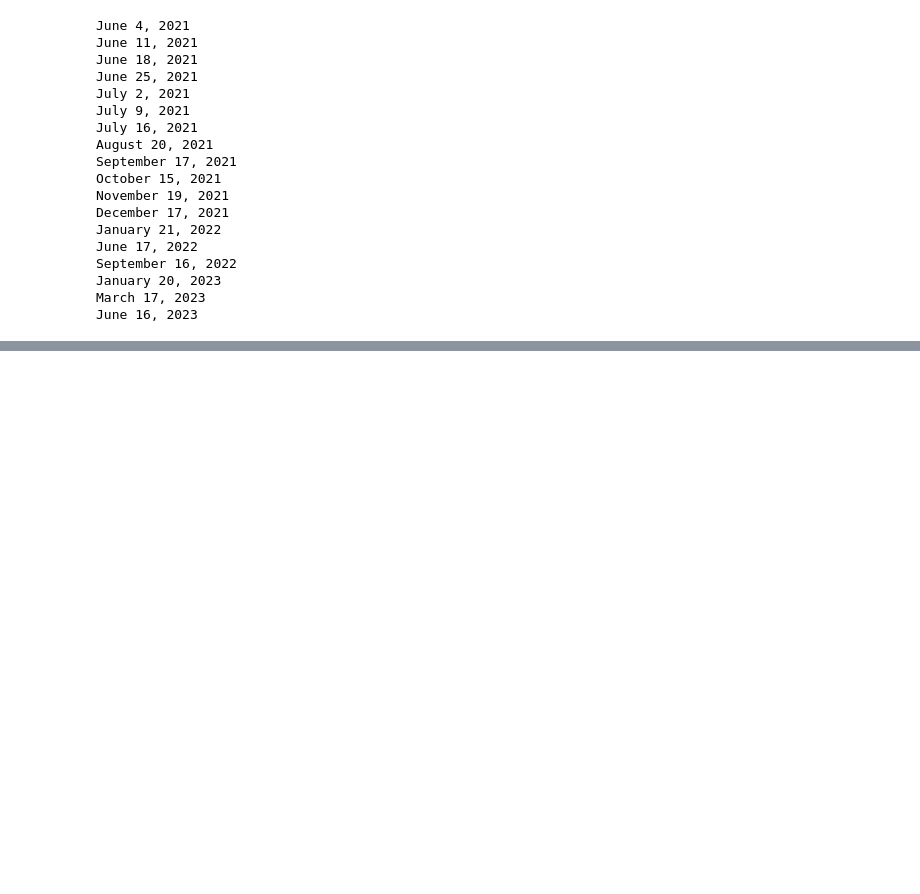
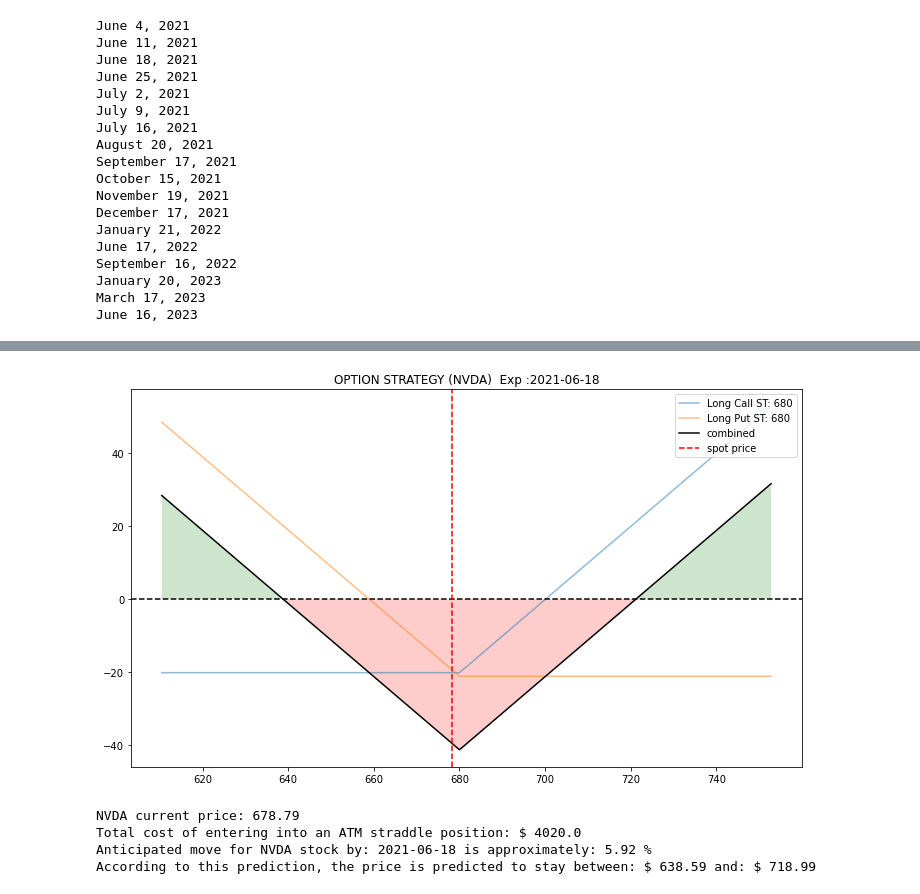
Before and after one commit to ryanhhogan3/financialintel, a Jupyter notebook: Work in Progress/MarketMakerPredictions.ipynb, the cells around one changed output, grey strips where cells are left out. Saved outputs shown, nothing was run; the diff lists cells and outputs as text; code cells hidden in the pictures; blank space fills up the shorter version.

```diff
--- a/Work in Progress/MarketMakerPredictions.ipynb
+++ b/Work in Progress/MarketMakerPredictions.ipynb
@@ -73,22 +73,30 @@ def round_by5(x, base=5):
     low = base * np.round(x/base) - base
     return int(low), int(high)
 
+
+
+
 ### GET CURRENT PRICE OF UNDERLYING
 underlying = yf.Ticker(ticker)
 lastclose = pd.Series(underlying.history(period='1d')['Close'])
 price = lastclose.values
 
 
+
+
+
+
 ### DISPLAY AT THE MONEY OPTIONS
 # ATM call
 high_strike = (calls_df.where(calls_df['Strike'] == round_by5(price)[1]))
 atm_call = (high_strike.dropna())
-display(atm_call)
 
 # ATM put
 high_strike = (puts_df.where(puts_df['Strike'] == round_by5(price)[1]))
 atm_put = (high_strike.dropna())
-display(atm_put)
+
+
+
 
 
 
@@ -105,6 +113,7 @@ op_2={'op_type': 'p', 'strike':round_by5(price)[1], 'tr_type': 'b'}
 op.yf_plotter(ticker=ticker, exp=parsed_date_str, op_list=[op_1, op_2])
 
 
+
 ### CALCULATE ANTICIAPTED MOVE
 # Straddle Cost
 call_price = atm_call['Last Price']
@@ -119,12 +128,19 @@ anticipated_move = (straddle_cost / block_share_cost)
 #format_anticiapted_move = anticipated_move.astype(float).tolist()
 pct_anticipated_move = (anticipated_move * 100)
 pct_move = np.round(pct_anticipated_move[0], 2)
-print(pct_move,'%')
+
+# Upper and Lower price boundaries
+upper = (price*anticipated_move + price)
+upper_price = round(upper[0], 2)
+
+lower = (price - (price*anticipated_move))
+lower_price = round(lower[0], 2)
 
 
 
 
 print()
-print('total cost of entering into an ATM straddle position:', straddle_cost)
+print('total cost of entering into an ATM straddle position: $', straddle_cost)
 print('Anticipated move for', ticker, 'stock by:', parsed_date_str, 'is approximately:', pct_move,'%')
+print('According to this prediction, the price is predicted to stay between: $',lower_price,'and: $', upper_price)
 # %% [output]
@@ -139,0 +230,8 @@ Anticipated move for AAPL stock by: 2021-06-18 is approximately: 2.69 %
+# %%
+get_straddle_predcition('NVDA')
+# %% [output]
+[figure, added]
+NVDA current price: 678.79
+Total cost of entering into an ATM straddle position: $ 4020.0
+Anticipated move for NVDA stock by: 2021-06-18 is approximately: 5.92 %
+According to this prediction, the price is predicted to stay between: $ 638.59 and: $ 718.99
```
Also changed, not shown: parts of 4 cells of this notebook, 3 other files.
